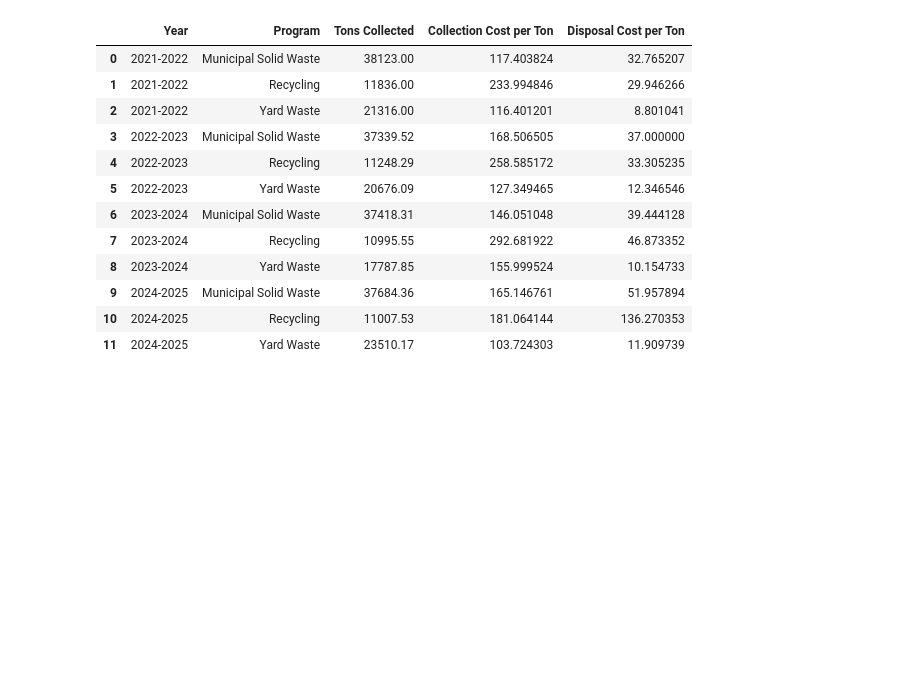
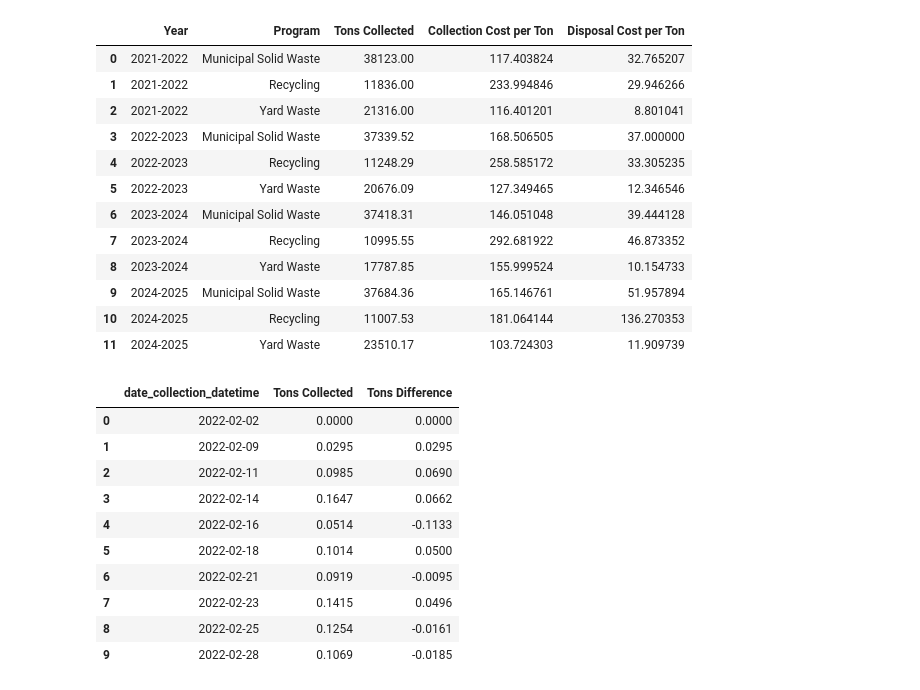
Before and after one commit to a-vargasmarte/food-waste-recycling-impact, a Jupyter notebook: notebook/DataExploration.ipynb, the cells around one changed output. Cells and saved outputs as stored; diff of their text form; code cells hidden in the pictures; blank space fills up the shorter version.

```diff
--- a/notebook/DataExploration.ipynb
+++ b/notebook/DataExploration.ipynb
@@ -851,3 +851,26 @@ fig_disposal_per_ton = px.bar(
     labels={'Disposal Cost per Ton': 'Disposal Cost per Ton ($)', 'Year': 'Fiscal Year'}
 )
 fig_disposal_per_ton.show()
+# %%
+# Create Tons Collected column (lbs to tons conversion)
+df_daily_sum['Tons Collected'] = df_daily_sum['lbs_collected'] / 2000
+
+# Create Tons Difference column (difference from previous collection date)
+df_daily_sum['Tons Difference'] = df_daily_sum['Tons Collected'].diff()
+
+# Set first value to 0 (starting point)
+df_daily_sum.loc[df_daily_sum.index[0], 'Tons Difference'] = 0
+
+df_daily_sum[['date_collection_datetime', 'Tons Collected', 'Tons Difference']].head(10)
+# %% [output]
+|  | date_collection_datetime | Tons Collected | Tons Difference |
+| 0 | 2022-02-02 | 0.0000 | 0.0000 |
+| 1 | 2022-02-09 | 0.0295 | 0.0295 |
+| 2 | 2022-02-11 | 0.0985 | 0.0690 |
+| 3 | 2022-02-14 | 0.1647 | 0.0662 |
+| 4 | 2022-02-16 | 0.0514 | -0.1133 |
+| 5 | 2022-02-18 | 0.1014 | 0.0500 |
+| 6 | 2022-02-21 | 0.0919 | -0.0095 |
+| 7 | 2022-02-23 | 0.1415 | 0.0496 |
+| 8 | 2022-02-25 | 0.1254 | -0.0161 |
+| 9 | 2022-02-28 | 0.1069 | -0.0185 |
```
Also changed, not shown: parts of 3 cells of this notebook, 1 other file.
